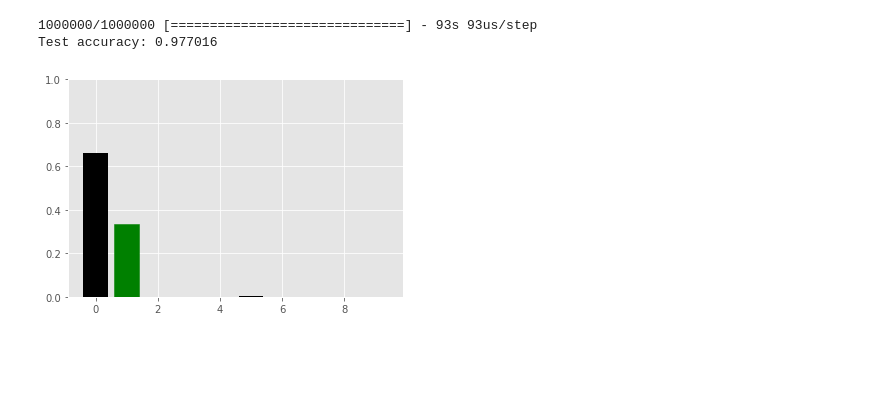
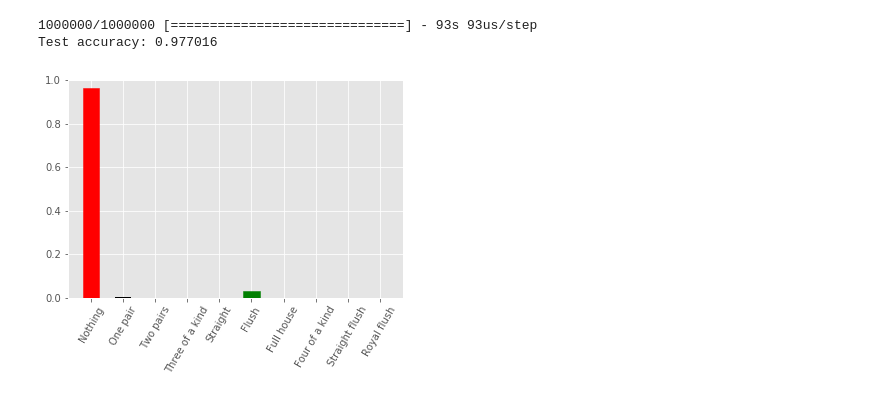
Before and after one commit to JanVargovsky/ARD, a Jupyter notebook: Classification/poker-hand.ipynb, the cells around one changed output. Drawn from its saved outputs; the diff is of its cells as text; code cells hidden in the pictures; blank space fills up the shorter version.

Commit message:
Lesson4 - Poker-hand added visualization of wrong predictions.

```diff
--- a/Classification/poker-hand.ipynb
+++ b/Classification/poker-hand.ipynb
@@ -115,3 +115,13 @@ print('Test accuracy: {}'.format(test_acc))
 # %% [output]
 1000000/1000000 [==============================] - 93s 93us/step
 Test accuracy: 0.977016
+# %%
+def plot_predictions(i, predictions, labels):
+    plot = plt.bar(range(len(class_names)), predictions[i], color="black", width=0.5)
+    plt.ylim([0, 1])
+    plt.xticks(range(len(class_names)), class_names, rotation=60)
+
+    correct_label = labels[i]
+    predicted_label = np.argmax(predictions[i])
+    plot[predicted_label].set_color('red')
+    plot[correct_label].set_color('green')
@@ -118,15 +142,6 @@ Test accuracy: 0.977016
 # %%
-predictions = model.predict(test_x[:1000])
+predictions = model.predict(test_x[:10000])
-# %%
-def plot_predictions(i, predictions, labels):
-    plot = plt.bar(range(len(class_names)), predictions[0], color="black")
-    plt.ylim([0, 1])
-
-    correct_label = labels[i]
-    predicted_label = np.argmax(predictions[i])
-    plot[predicted_label].set_color('red')
-    plot[correct_label].set_color('green')
 # %%
-plot_predictions(1, predictions, test_y)
+plot_predictions(132, predictions, test_y)
 # %% [output]
-[figure, old version]
+[figure, new version]
```
Also changed, not shown: parts of 2 cells of this notebook.
